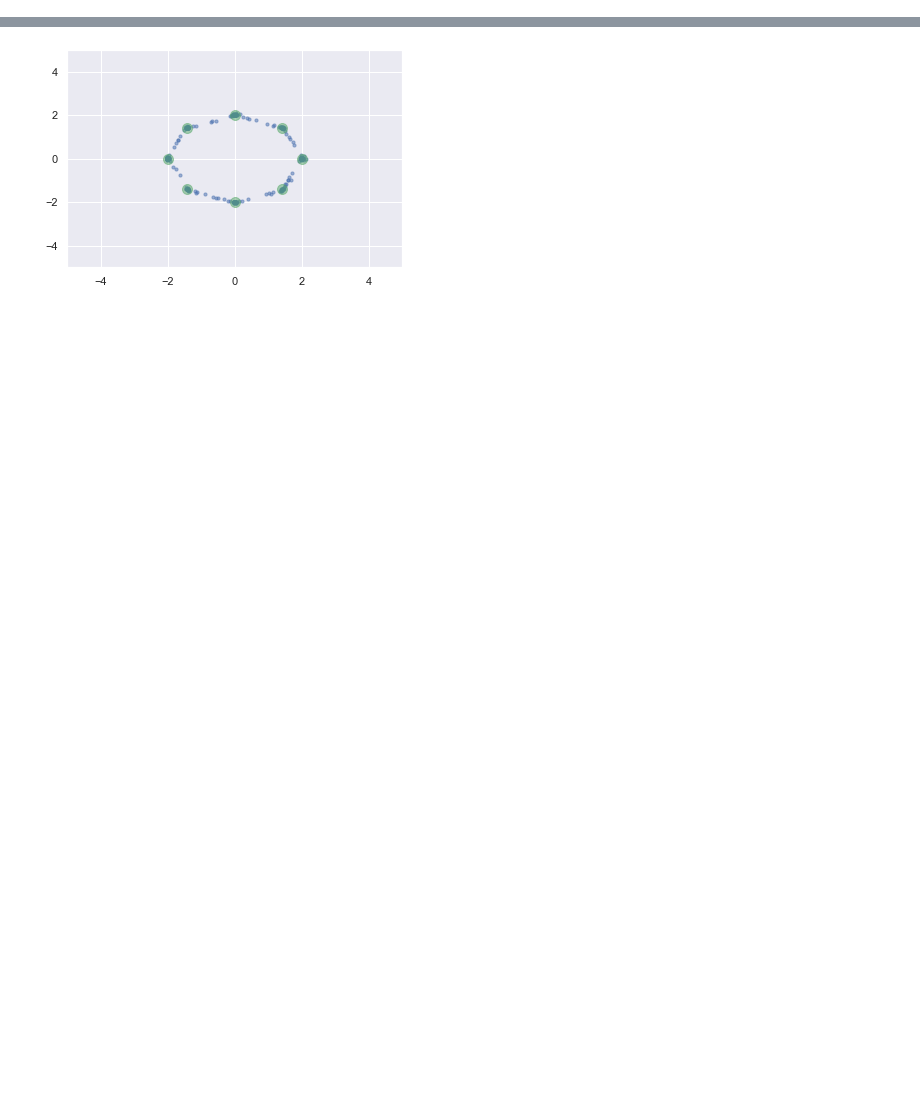
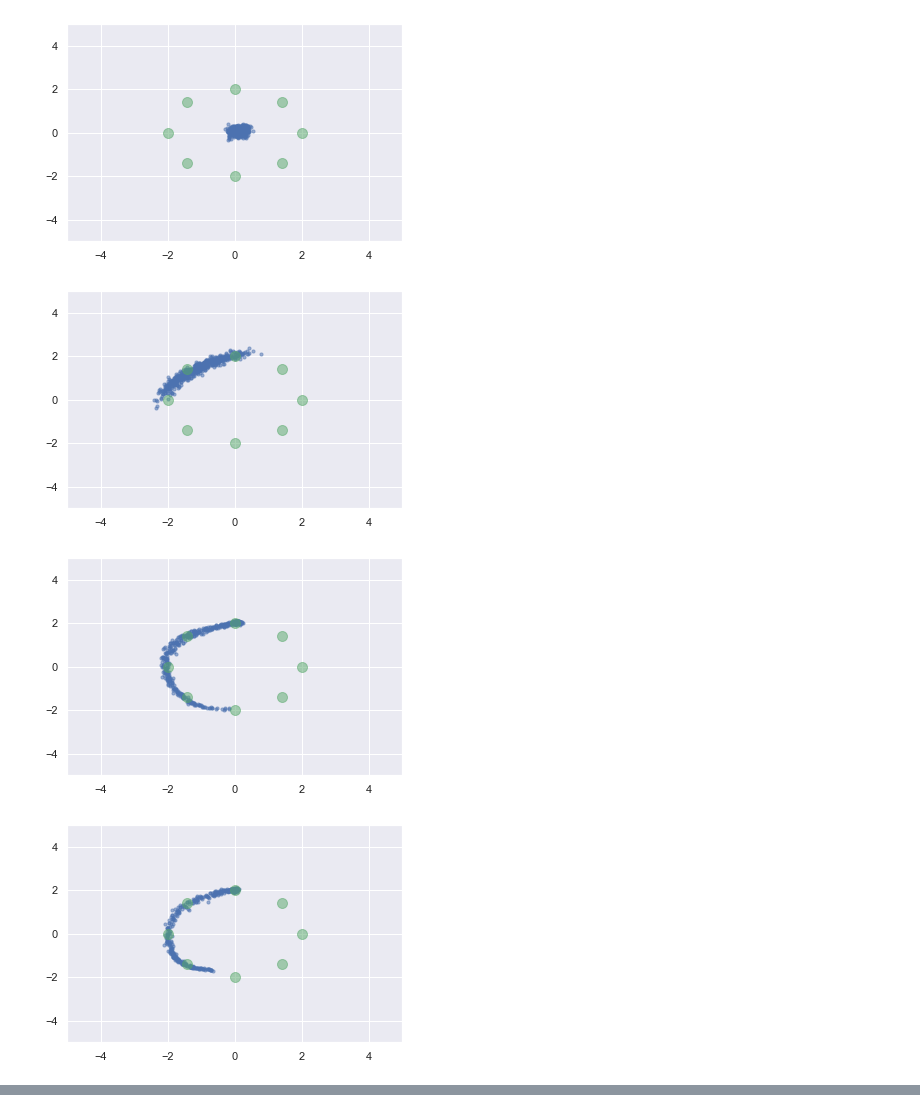
Before and after one commit to mdiephuis/information-bottleneck-gan, a Jupyter notebook: notebooks/mode_collapse_v1.ipynb, the cells around one changed output, grey strips where cells are left out. Cells and saved outputs as stored; diff of their text form; code cells hidden in the pictures; blank space fills up the shorter version.

```diff
--- a/notebooks/mode_collapse_v1.ipynb
+++ b/notebooks/mode_collapse_v1.ipynb
@@ -79,13 +76,9 @@ gen_input = latent_dim
 gen_output = dset.size
 dis_input = dset.size
 
-unrolled_steps = 10
 lr_dis = 1e-4
 lr_gen = 1e-4
 betas = (0.5, 0.999)
-num_iter = 3000
-d_steps = 1
-g_steps = 1
 use_cuda = False
 # %%
 # Network definitions
@@ -118,22 +210,33 @@ class Discriminator(nn.Module):
 # %%
 # Enable CUDA, set tensor type and device
 if use_cuda:
     dtype = torch.cuda.FloatTensor
     device = torch.device("cuda:0")
     print('GPU')
 else:
     dtype = torch.FloatTensor
     device = torch.device("cpu")
 
 
 G = Generator(gen_input, generator_hidden, gen_output)
 D = Discriminator(dis_input, discriminator_hidden, 1)
 
 if use_cuda:
     G = G.cuda()
     D = D.cuda()
 
 # Binary cross entropy: http://pytorch.org/docs/nn.html#bceloss
 loss_bce = nn.BCELoss()
+loss_mse = nn.MSELoss()
 D_optim = optim.Adam(D.parameters(), lr=lr_dis, betas=betas)
 G_optim = optim.Adam(G.parameters(), lr=lr_gen, betas=betas)
+
+
+
+num_iter = 5000
+train_validate(G, D, G_optim, D_optim, dset, num_iter, True)
+# %% [output]
+[figure, added]
+[figure, added]
+[figure, added]
+[figure, added]
@@ -210,5 +244,0 @@ def train_validate(G, D, G_optim, D_optim, dset, num_iter):
-# %%
-num_iter = 12000
-train_validate(G, D, G_optim, D_optim, dset, num_iter)
-# %% [output]
-[figure, removed]
```
Also changed, not shown: parts of 7 cells of this notebook.
